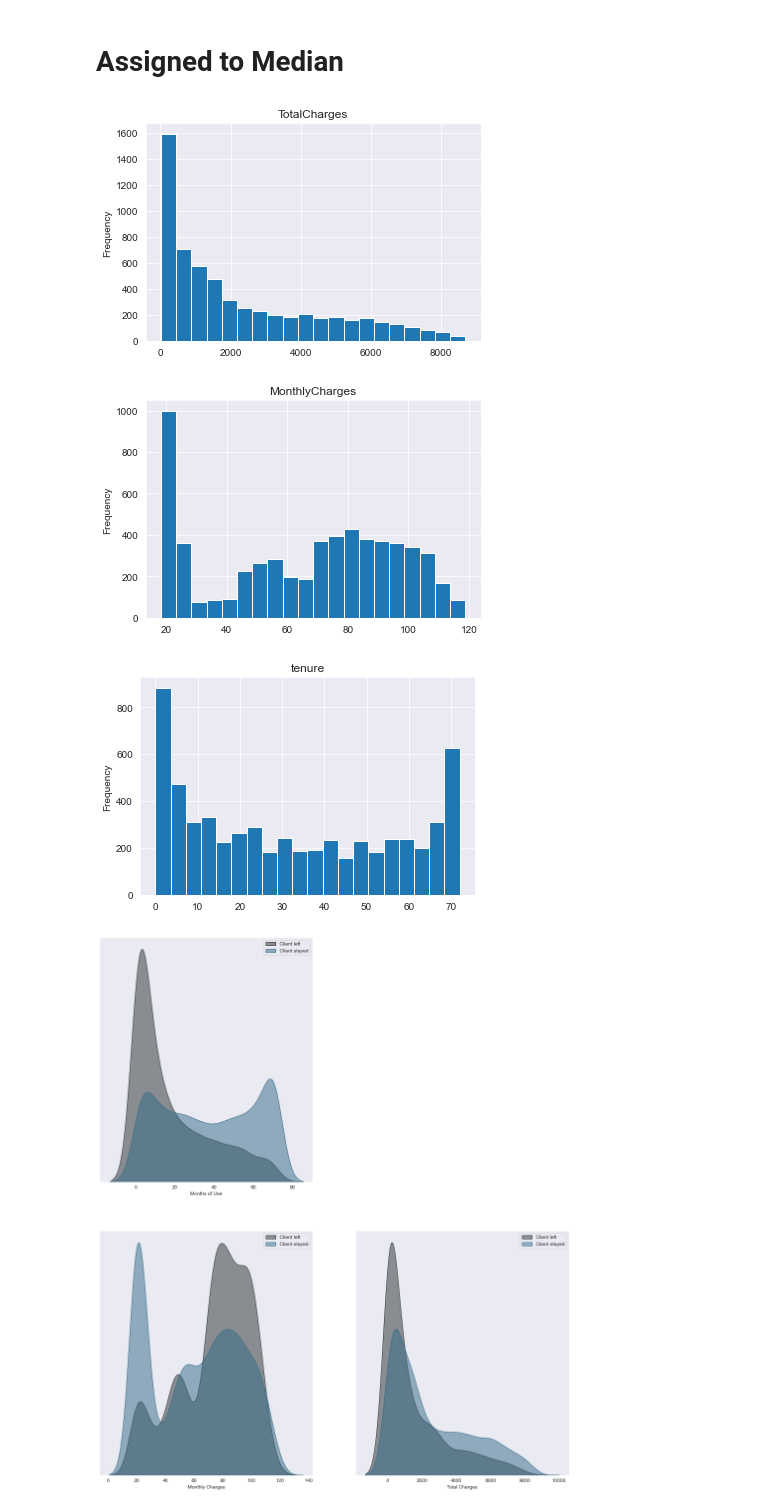
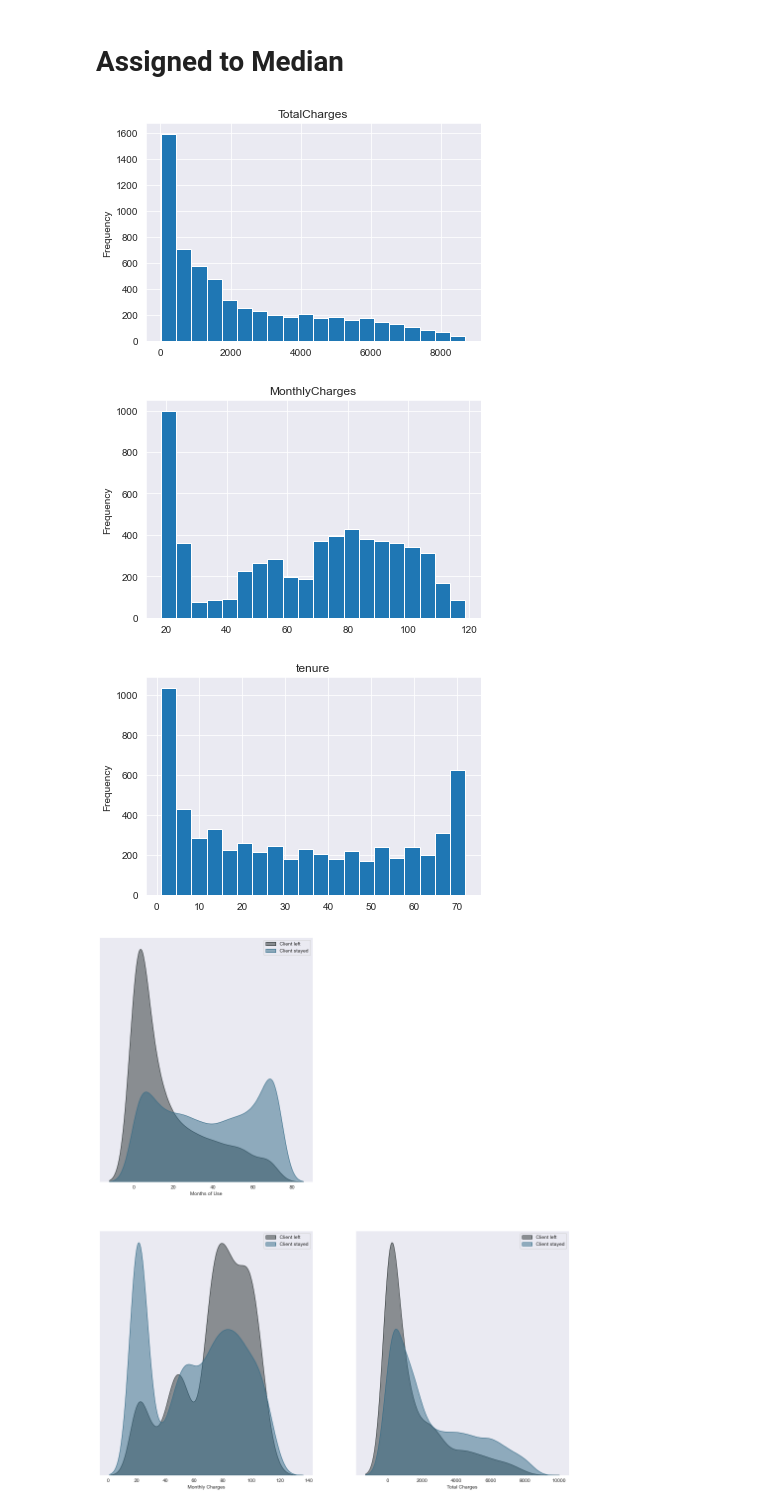
Before and after one commit to dwsmith1983/teleco_churn_kaggle, a Jupyter notebook: Teleco_Churn_Kaggle.ipynb, the cells around one changed output. Cells and saved outputs as stored; diff of their text form; code cells hidden in the pictures.

```diff
--- a/Teleco_Churn_Kaggle.ipynb
+++ b/Teleco_Churn_Kaggle.ipynb
@@ -259,0 +261,7 @@ for col in num_columns:
+# %%
+# Tenure of 0 mapped to median
+for col in num_columns:
+    df_zero_med[col].plot(kind='hist', bins=20)
+    plt.title(col)
+    plt.grid()
+    plt.show()
@@ -291,3 +304,36 @@ plt.legend()
 plt.show()
 # %% [output]
 [figure]
+# %%
+# Tenure 0 -> median
+fig = plt.figure(figsize = (17, 20))
+
+plt.subplot(221)
+sns.set_style("dark")
+sns.kdeplot(df_zero_med.query('Churn == "Yes"')['tenure'], color='#2A3132', shade=True, label='Client left', alpha=0.5)
+sns.kdeplot(df_zero_med.query('Churn == "No"')['tenure'], color='#336B87', shade=True, label='Client stayed', alpha=0.5)
+plt.ylabel('')
+plt.xlabel('Months of Use')
+plt.yticks([])
+plt.legend()
+
+plt.subplot(223)
+sns.set_style("dark")
+sns.kdeplot(df_zero_med.query('Churn == "Yes"')['MonthlyCharges'], color='#2A3132', shade= True, label='Client left', alpha=0.5)
+sns.kdeplot(df_zero_med.query('Churn == "No"')['MonthlyCharges'], color='#336B87', shade=True, label='Client stayed', alpha=0.5)
+plt.ylabel('')
+plt.xlabel('Monthly Charges')
+plt.yticks([])
+plt.legend()
+
+plt.subplot(224)
+sns.set_style("dark")
+sns.kdeplot(df_zero_med.query('Churn == "Yes"')['TotalCharges'], color='#2A3132', shade=True, label='Client left', alpha=0.5)
+sns.kdeplot(df_zero_med.query('Churn == "No"')['TotalCharges'], color='#336B87', shade=True, label='Client stayed', alpha=0.5)
+plt.ylabel('')
+plt.xlabel('Total Charges')
+plt.yticks([])
+plt.legend()
+
+
+plt.show()
@@ -294,13 +342,14 @@ plt.show()
 # %% [markdown]
 # Assigned to Median
 # %%
+# Tenure 0 -> 1
 for col in num_columns:
-    df_med[col].plot(kind='hist', bins=20)
+    df_med_one[col].plot(kind='hist', bins=20)
     plt.title(col)
     plt.grid()
     plt.show()
 # %% [output]
 [figure]
 [figure]
-[figure, old version]
+[figure, new version]
 # %%
```
Also changed, not shown: parts of 8 cells of this notebook.
